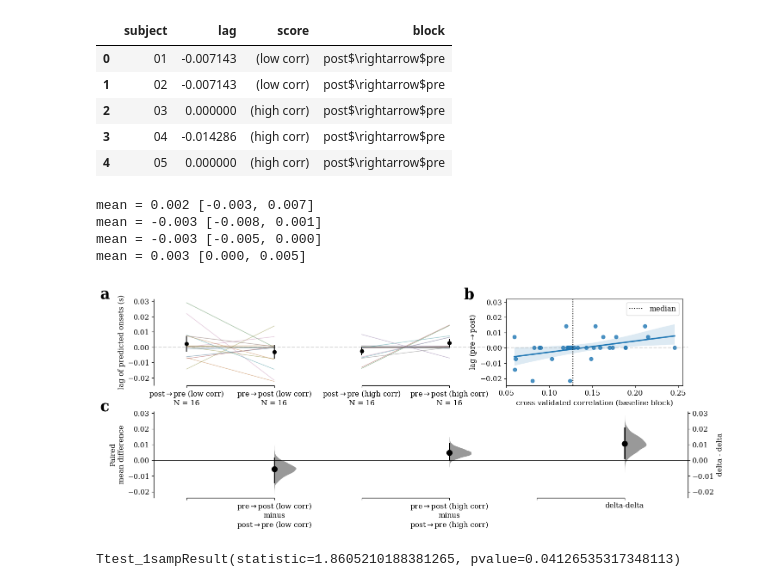
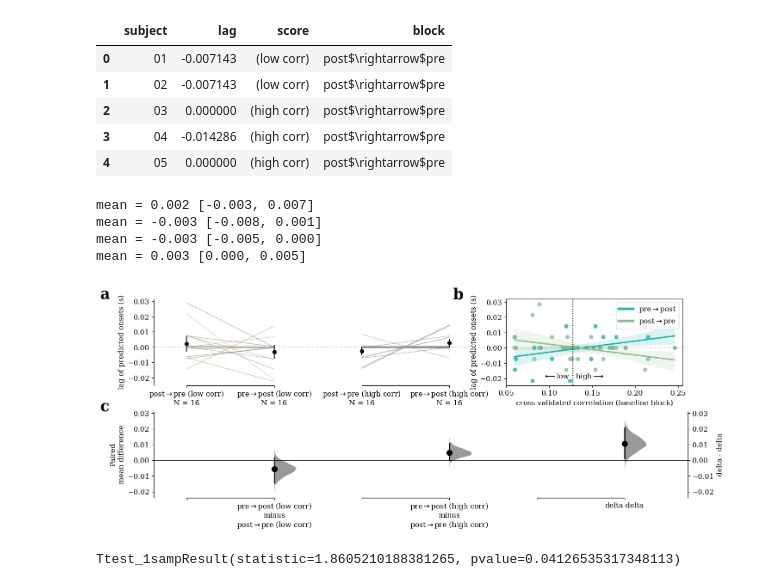
Before and after one commit to apex-lab/daf-analysis, a Jupyter notebook: eeg-results.ipynb, the cells around one changed output. Saved outputs shown, nothing was run; the diff lists cells and outputs as text; code cells hidden in the pictures.

```diff
--- a/eeg-results.ipynb
+++ b/eeg-results.ipynb
@@ -103,37 +104,44 @@ ax.scatter(1, m, color = 'black')
 m, ci = get_ci(r'post$\rightarrow$pre', '(high corr)')
 print('mean = %.03f [%.03f, %.03f]'%(m, ci[0], ci[1]))
 ax.vlines(2, ci[0], ci[1], color = 'black')
 ax.scatter(2, m, color = 'black')
 m, ci = get_ci(r'pre$\rightarrow$post', '(high corr)')
 print('mean = %.03f [%.03f, %.03f]'%(m, ci[0], ci[1]))
 ax.vlines(3, ci[0], ci[1], color = 'black')
 ax.scatter(3, m, color = 'black')
 ax.get_legend().remove()
 
 add_label(ax, 'a', x_offset = -.1)
 add_label(ax, 'c', x_offset = -.1, y_offset = -1.3)
-add_label(ax, 'b', x_offset = .58)
+add_label(ax, 'b', x_offset = .56)
 
 xmin, xmax = ax.get_xlim()
 xrange = np.abs(xmin - xmax)
 ymin, ymax = ax.get_xlim()
 yrange = np.abs(ymin - ymax)
 axin = ax.inset_axes([.66, 0, .33, 1])
-sns.regplot(data = xcorrs, x = 'score', y = 'pre->post', ax = axin)
+sns.regplot(data = xcorrs, x = 'score', y = 'pre->post', ax = axin, color = 'lightseagreen')
+sns.regplot(data = xcorrs, x = 'score', y = 'post->pre', ax = axin, color = 'darkseagreen')
 axin.axhline(0, color = 'gray', linestyle = '--', alpha = .3)
 axin.axvline(xcorrs.score.median(), color = 'black', linestyle = 'dotted', label = 'median')
 axin.set_ylim(-.0245, .032)
 axin.set_xlabel('cross-validated correlation (baseline block)')
-axin.set_ylabel(r'lag (pre$\rightarrow$post)')
-axin.legend()
+axin.set_ylabel('lag of predicted onsets (s)')
+legend_elements = [
+    Line2D([0], [0], color = 'lightseagreen', lw = 4, label = r'pre$\rightarrow$post'),
+    Line2D([0], [0], color = 'darkseagreen', lw = 4, label = r'post$\rightarrow$pre'),
+]
+axin.legend(handles = legend_elements)
+axin.text(xcorrs.score.median()+.003, -.02, r'high$\longrightarrow$')
+axin.text(xcorrs.score.median()-.035, -.02, r'$\longleftarrow$low')
 
 savefig('xcorr.jpeg')
 plt.show()
 # %% [output]
 mean = 0.002 [-0.003, 0.007]
 mean = -0.003 [-0.008, 0.001]
 mean = -0.003 [-0.005, 0.000]
 mean = 0.003 [0.000, 0.005]
-[figure, old version]
+[figure, new version]
 # %%
 # this was our a priori hypothesis so we can use one-sided p-values
```
Also changed, not shown: parts of 7 cells of this notebook, 2 other files.
